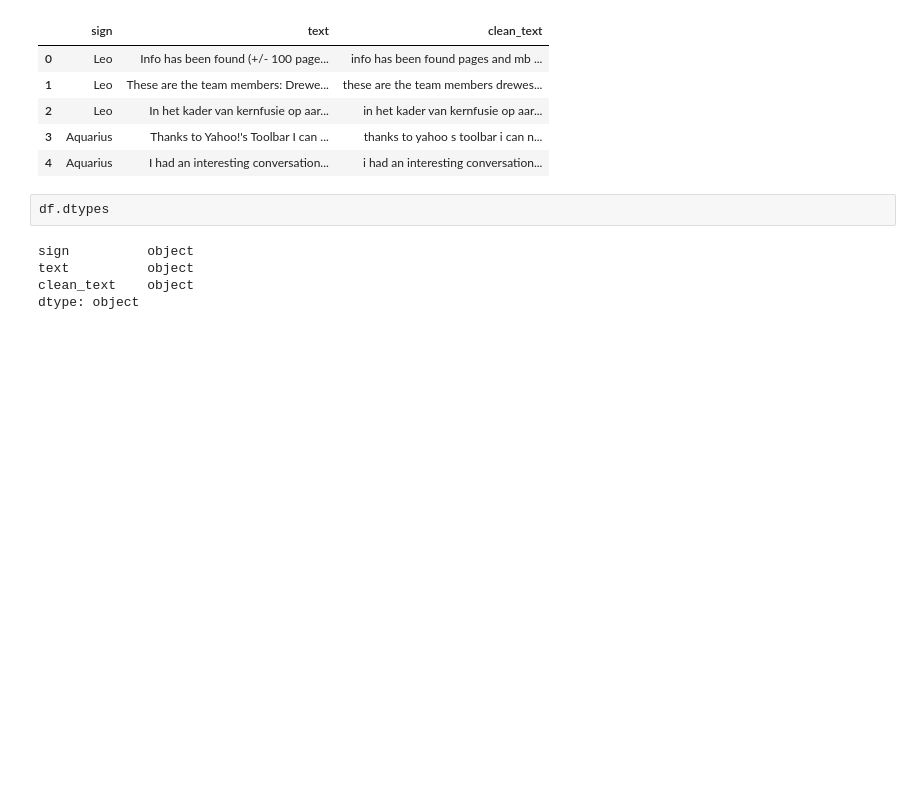
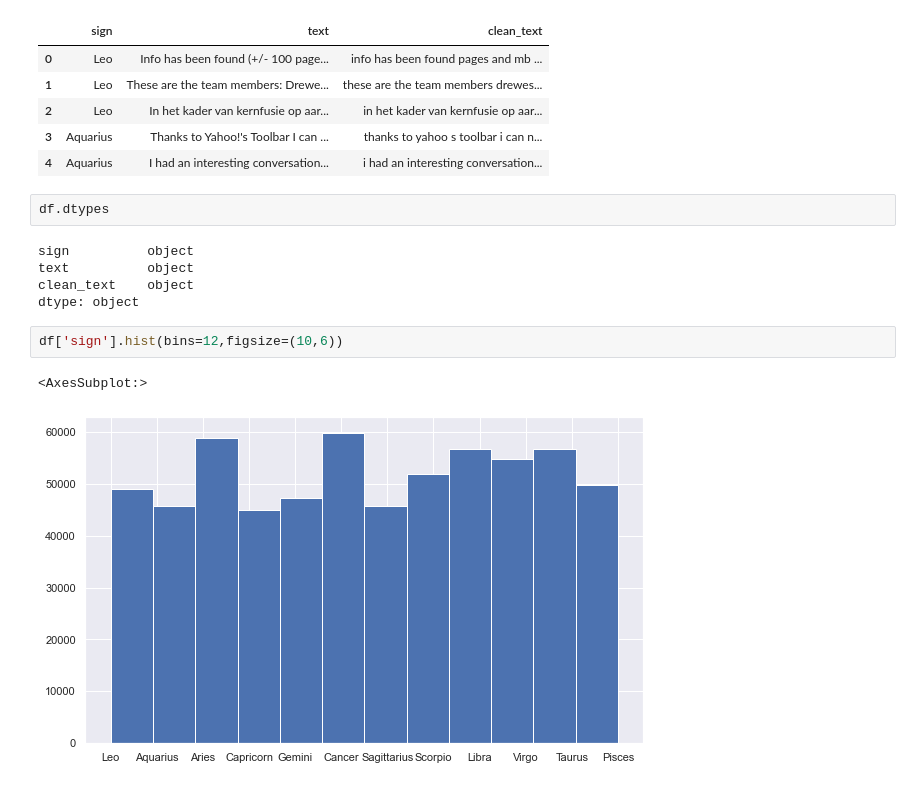
Before and after one commit to Jakowa-Jinkies/Statistical-Language-Modelling-Final, a Jupyter notebook: notebooks/Clean Linear Regression Statistical Analysis.ipynb, the cells around one changed output. Cells and saved outputs as stored; diff of their text form; blank space fills up the shorter version.

```diff
--- a/notebooks/Clean Linear Regression Statistical Analysis.ipynb
+++ b/notebooks/Clean Linear Regression Statistical Analysis.ipynb
@@ -28,3 +34,8 @@ sign          object
 text          object
 clean_text    object
 dtype: object
+# %%
+df['sign'].hist(bins=12,figsize=(10,6))
+# %% [output]
+<AxesSubplot:>
+[figure, added]
```
Also changed, not shown: parts of 25 cells of this notebook, 2 other files.
